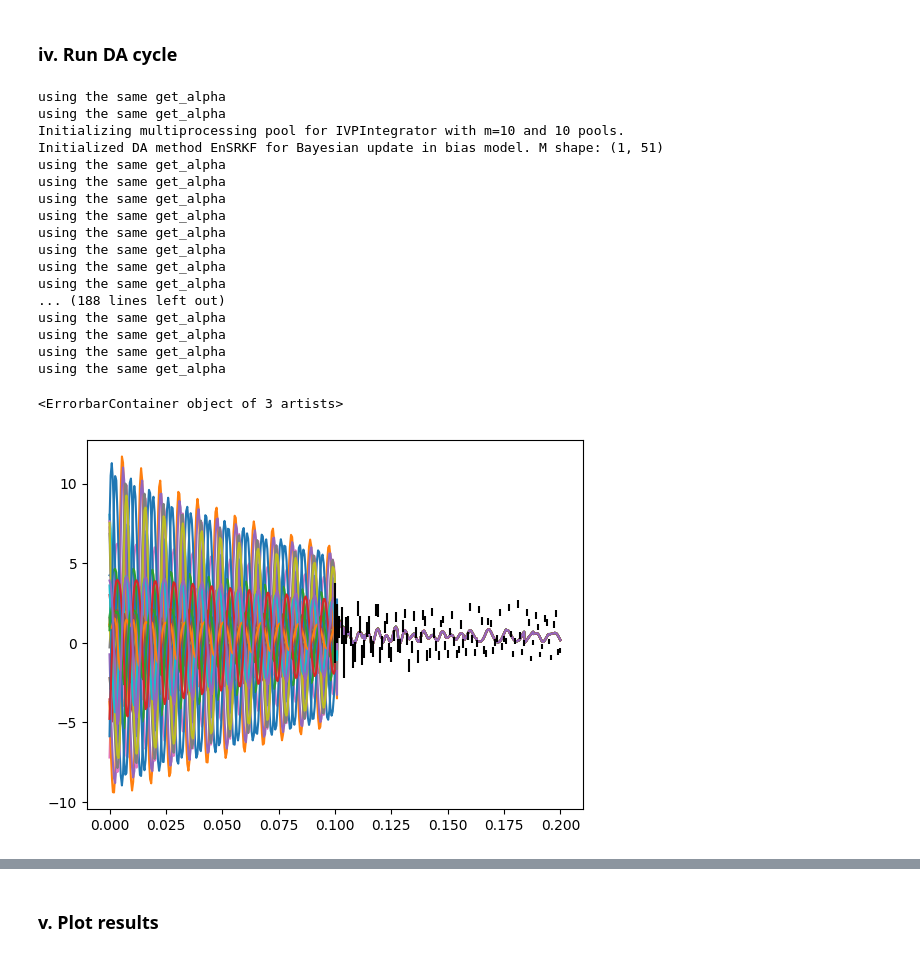
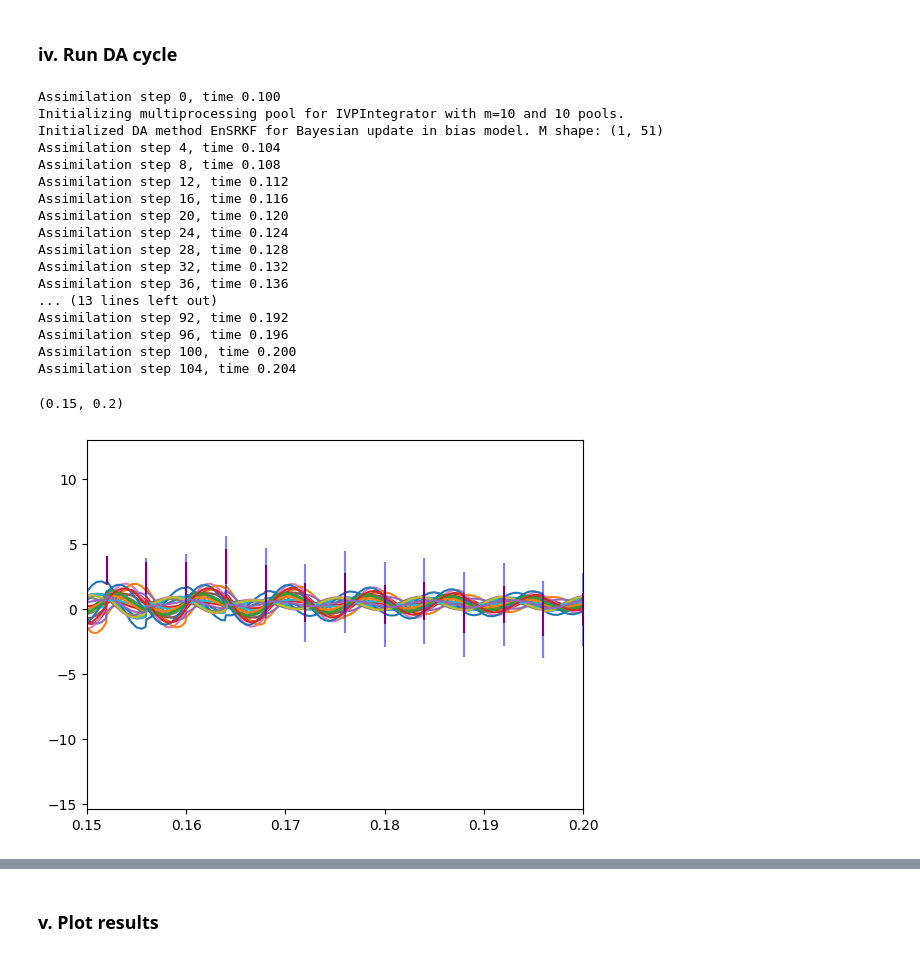
Before and after one commit to andreanovoa/real-time-bias-aware-DA, a Jupyter notebook: scripts/tutorials/1_Introtuction_to_real-time_DA/13_bias-aware-DA-intro.ipynb, the cells around one changed output, grey strips where cells are left out. Saved outputs shown, nothing was run; the diff lists cells and outputs as text; code cells hidden in the pictures.

```diff
--- a/scripts/tutorials/1_Introtuction_to_real-time_DA/13_bias-aware-DA-intro.ipynb
+++ b/scripts/tutorials/1_Introtuction_to_real-time_DA/13_bias-aware-DA-intro.ipynb
@@ -484,62 +454,73 @@ print(training_data['data'].shape)
 ### iv. Run DA cycle
 # %%
 # Observation covariance matrix (consistent with main branch)
-std_obs = 0.1
+std_obs = 0.01
 Cdd = np.diag(std_obs * np.ones(ensemble.model.Nq)) * np.max(abs(truth.y_obs), axis=0) ** 2
 # %%
 filter_ens = ensemble.copy()
 filter_ens._bias = bias_estimator.copy()
 filter_ens.bias.bayesian_update = True
-# filter_ens.filter.gamma = 0.
+filter_ens.filter.gamma = 1.
 filter_ens.inflation_factor_rejection = 1.
 filter_ens.num_bias_blind = 0
-ii = 0
+ii = -1
 
 J = []
 inn = []
+inn_t = []
 
 for d, t_d in zip(truth.y_obs, truth.t_obs):
-    filter_ens.forecast_step(t_end=t_d.copy())
-    # J.append(filter_ens.bias.state_derivative())
-    y = filter_ens.model.get_observables()
-    # bias_state = filter_ens.bias.update_state_from_innovation(d - y)  # Innovation is observation minus analysis
-    inn.append(d - y)
-    # filter_ens.bias.update_history(bias_state, # Innovation (observation - analysis)
-    #                             filter_ens.current_time, update_last_state=True)
+    ii += 1
+    if ii % 4 == 0:
+        print(f'Assimilation step {ii}, time {t_d:.3f}')
 
+        filter_ens.forecast_step(t_end=t_d.copy())
+        # J.append(filter_ens.bias.state_derivative())
+        y = filter_ens.model.get_observables()
+        # bias_state = filter_ens.bias.update_state_from_innovation(d - y)  # Innovation is observation minus analysis
+        inn.append(d - y)
+        inn_t.append(t_d)
+        # filter_ens.bias.update_history(bias_state, # Innovation (observation - analysis)
+        #                             filter_ens.current_time, update_last_state=True)
 
-    filter_ens.analysis_step(d=d.copy(), Cdd=Cdd.copy())
+        filter_ens.analysis_step(d=d.copy(), Cdd=Cdd.copy())
 
-    ii += 1
-    if ii > 100:
-        break
+        if ii > 100:
+            break
 # %% [output]
-using the same get_alpha
-using the same get_alpha
+Assimilation step 0, time 0.100
 Initializing multiprocessing pool for IVPIntegrator with m=10 and 10 pools.
 Initialized DA method EnSRKF for Bayesian update in bias model. M shape: (1, 51)
-using the same get_alpha
-using the same get_alpha
-using the same get_alpha
-using the same get_alpha
-using the same get_alpha
-using the same get_alpha
-using the same get_alpha
-using the same get_alpha
-... (188 lines left out)
-using the same get_alpha
-using the same get_alpha
-using the same get_alpha
-using the same get_alpha
+Assimilation step 4, time 0.104
+Assimilation step 8, time 0.108
+Assimilation step 12, time 0.112
+Assimilation step 16, time 0.116
+Assimilation step 20, time 0.120
+Assimilation step 24, time 0.124
+Assimilation step 28, time 0.128
+Assimilation step 32, time 0.132
+Assimilation step 36, time 0.136
+... (13 lines left out)
+Assimilation step 92, time 0.192
+Assimilation step 96, time 0.196
+Assimilation step 100, time 0.200
+Assimilation step 104, time 0.204
 # %%
 plt.plot(filter_ens.bias.hist_t, filter_ens.bias.get_innovations(state=filter_ens.bias.hist)[:, 0], label='Bias estimate')
 
-plt.errorbar(truth.t_obs[:len(inn)], np.mean(np.array(inn)[:,0], axis=-1), yerr=np.std(np.array(inn)[:,0], axis=-1), label='Observations', c='k', ls='')
+inn_array = np.array(inn)[:, 0]
+conv_inn = inn_array - np.mean(inn_array, axis=-1, keepdims=True)  # Centered innovations (obs_dim, Nens)
+cov_inn = np.cov(conv_inn, rowvar=True)  # Full covariance of innovations (obs_dim, obs_dim)
 
-# plt.xlim(0.15, 0.2)
+cov_inn_2 = np.cov(conv_inn, rowvar=True)  # Full covariance of centered innovations (obs_dim, obs_dim)
+
+plt.errorbar(np.array(inn_t), np.mean(inn_array, axis=-1), yerr=np.std(conv_inn, axis=-1), label='Observations', c='r', ls='')
+plt.errorbar(np.array(inn_t), np.mean(inn_array, axis=-1), yerr=np.std(cov_inn_2, axis=-1), label='Observations', c='b', ls='', alpha=0.5)
+
+plt.xlim(0.15, 0.2)
 # %% [output]
-<ErrorbarContainer object of 3 artists>
+(0.15, 0.2)
-[figure, old version]
+[figure, new version]
 # %%
 filter_ens.visualize_history(truth=truth)
 # %% [output]
```
Also changed, not shown: parts of 6 cells of this notebook, 18 other files.
